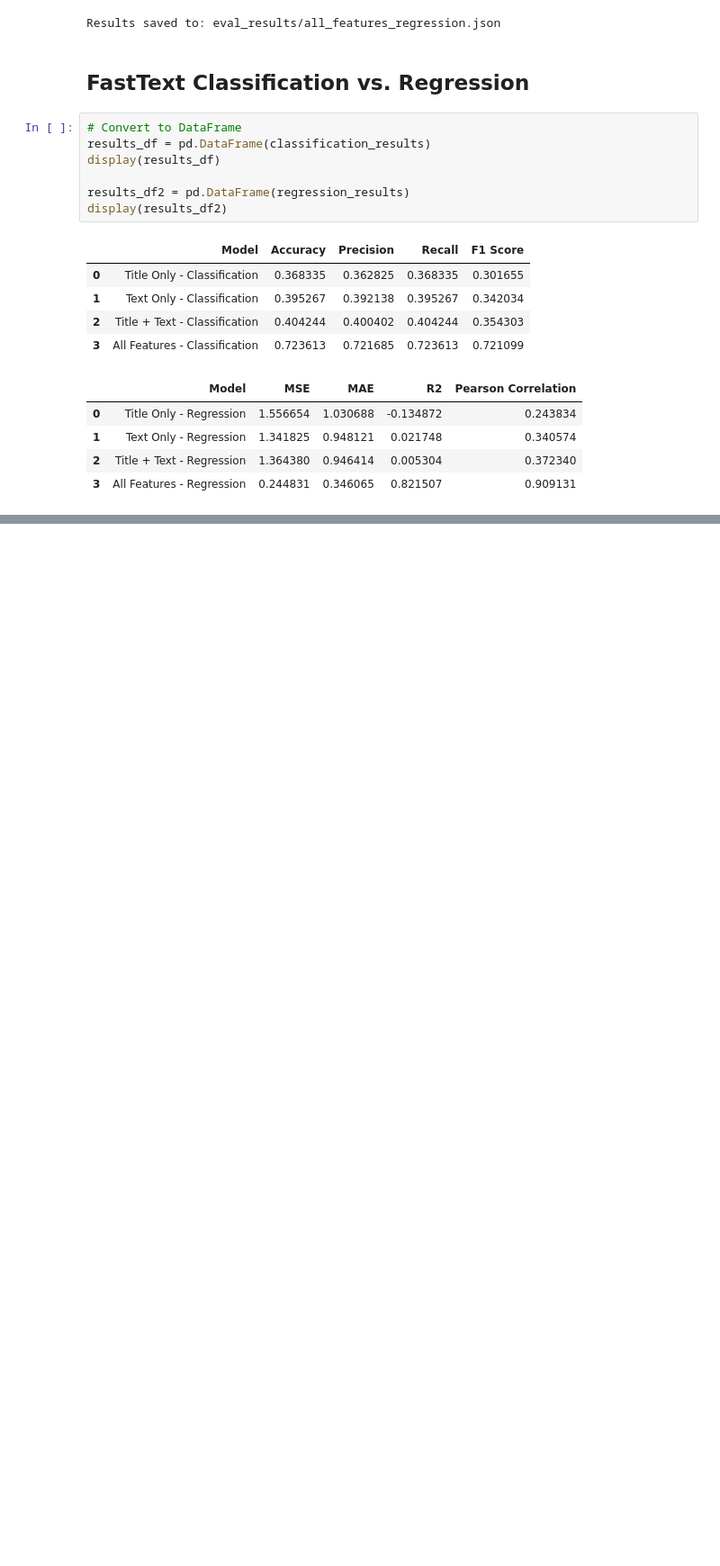
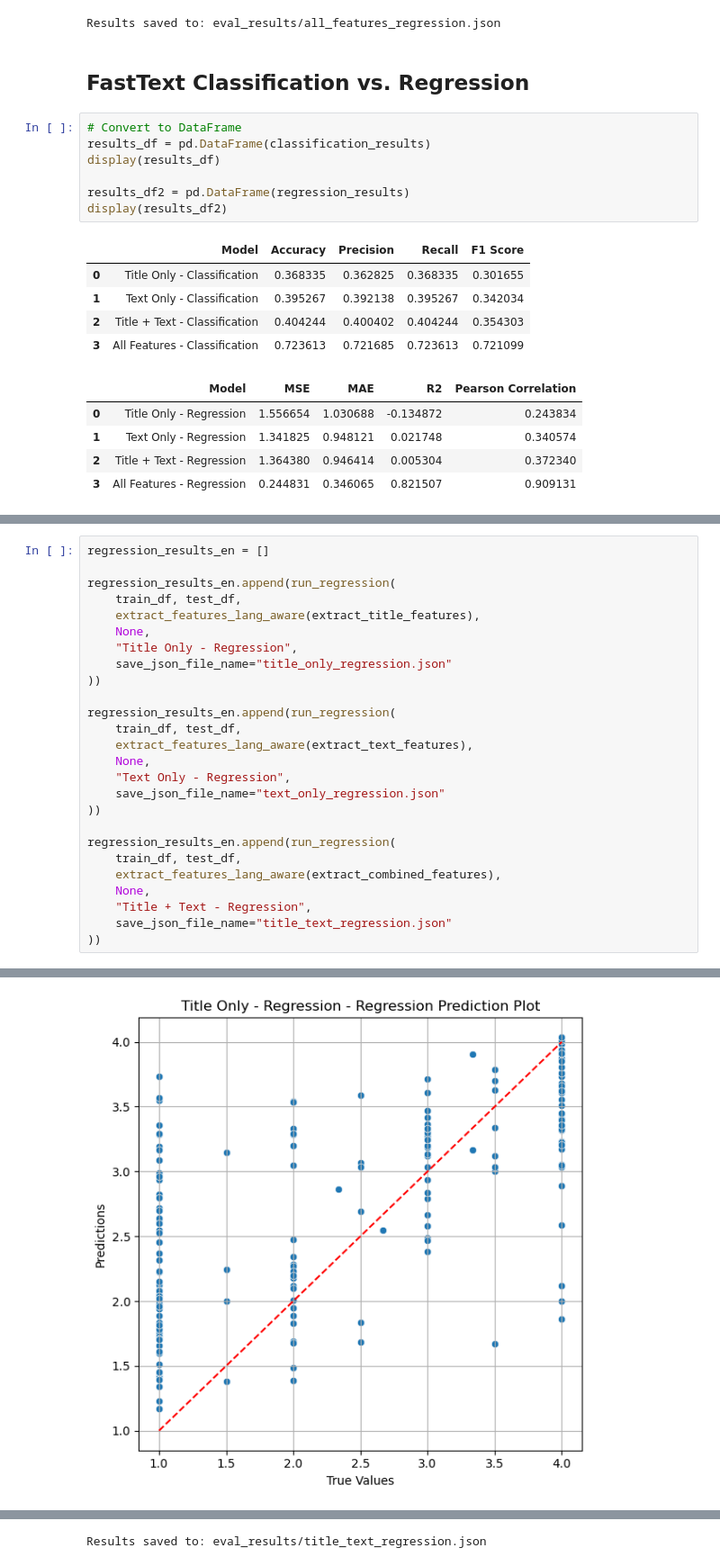
Before and after one commit to Eluminix/AI-Lab, a Jupyter notebook: 3.2 Word Embeddings Multilingual Classification Regression.ipynb, the cells around one changed output, grey strips where cells are left out. Shown: that part at 90% size. Drawn from its saved outputs; the diff is of its cells as text; blank space fills up the shorter version.

```diff
--- a/2.2 Word Embeddings Multilingual Classification Regression.ipynb
+++ b/3.2 Word Embeddings Multilingual Classification Regression.ipynb
@@ -465,0 +548,27 @@ display(results_df2)
+# %%
+regression_results_en = []
+
+regression_results_en.append(run_regression(
+    train_df, test_df,
+    extract_features_lang_aware(extract_title_features),
+    None,
+    "Title Only - Regression",
+    save_json_file_name="title_only_regression.json"
+))
+
+regression_results_en.append(run_regression(
+    train_df, test_df,
+    extract_features_lang_aware(extract_text_features),
+    None,
+    "Text Only - Regression",
+    save_json_file_name="text_only_regression.json"
+))
+
+regression_results_en.append(run_regression(
+    train_df, test_df,
+    extract_features_lang_aware(extract_combined_features),
+    None,
+    "Title + Text - Regression",
+    save_json_file_name="title_text_regression.json"
+))
+# %% [output]
@@ -465,0 +587 @@ display(results_df2)
+[figure, added]
@@ -465,0 +618 @@ display(results_df2)
+Results saved to: eval_results/title_text_regression.json
```
Also changed, not shown: parts of 7 cells of this notebook, 3 other files.
